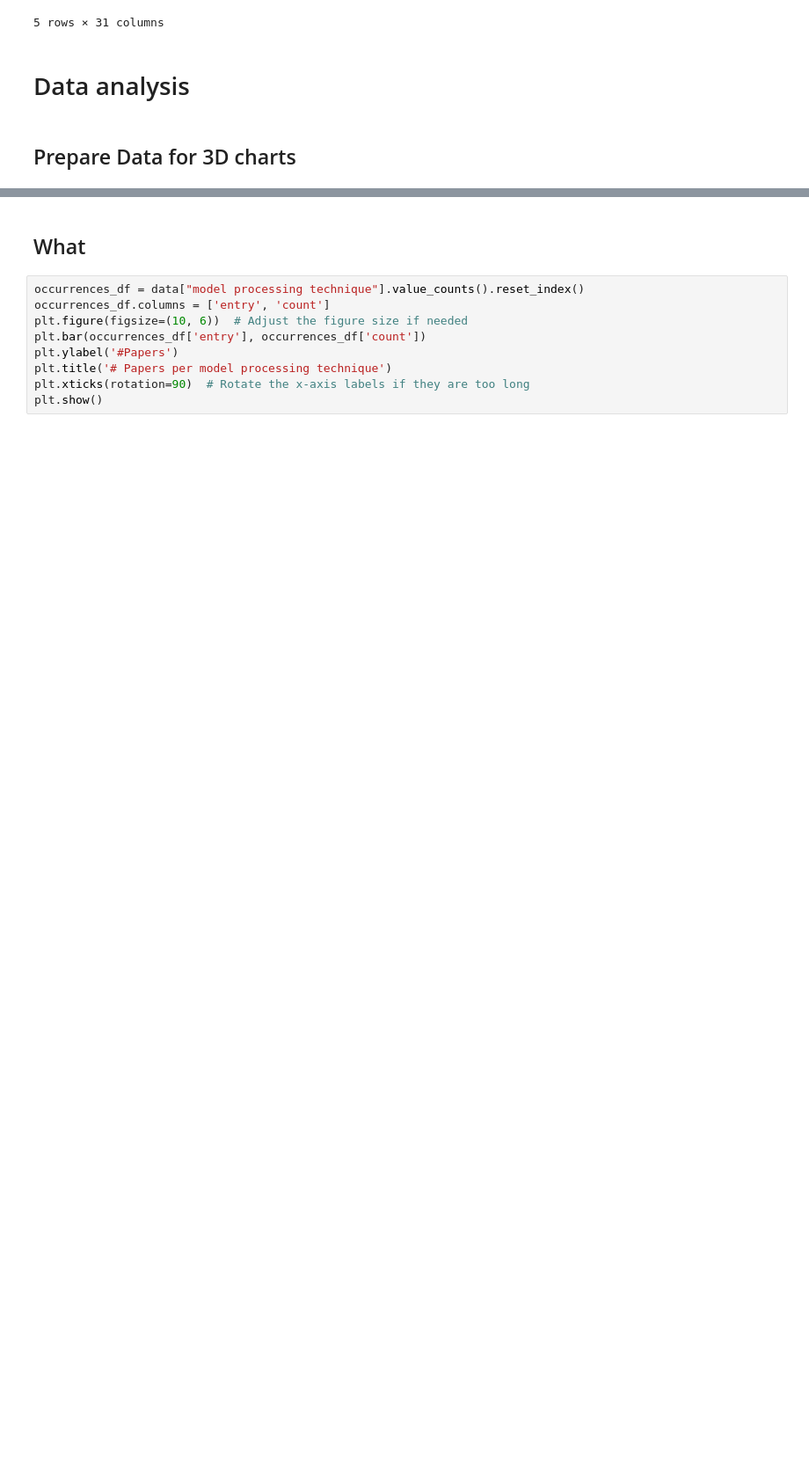
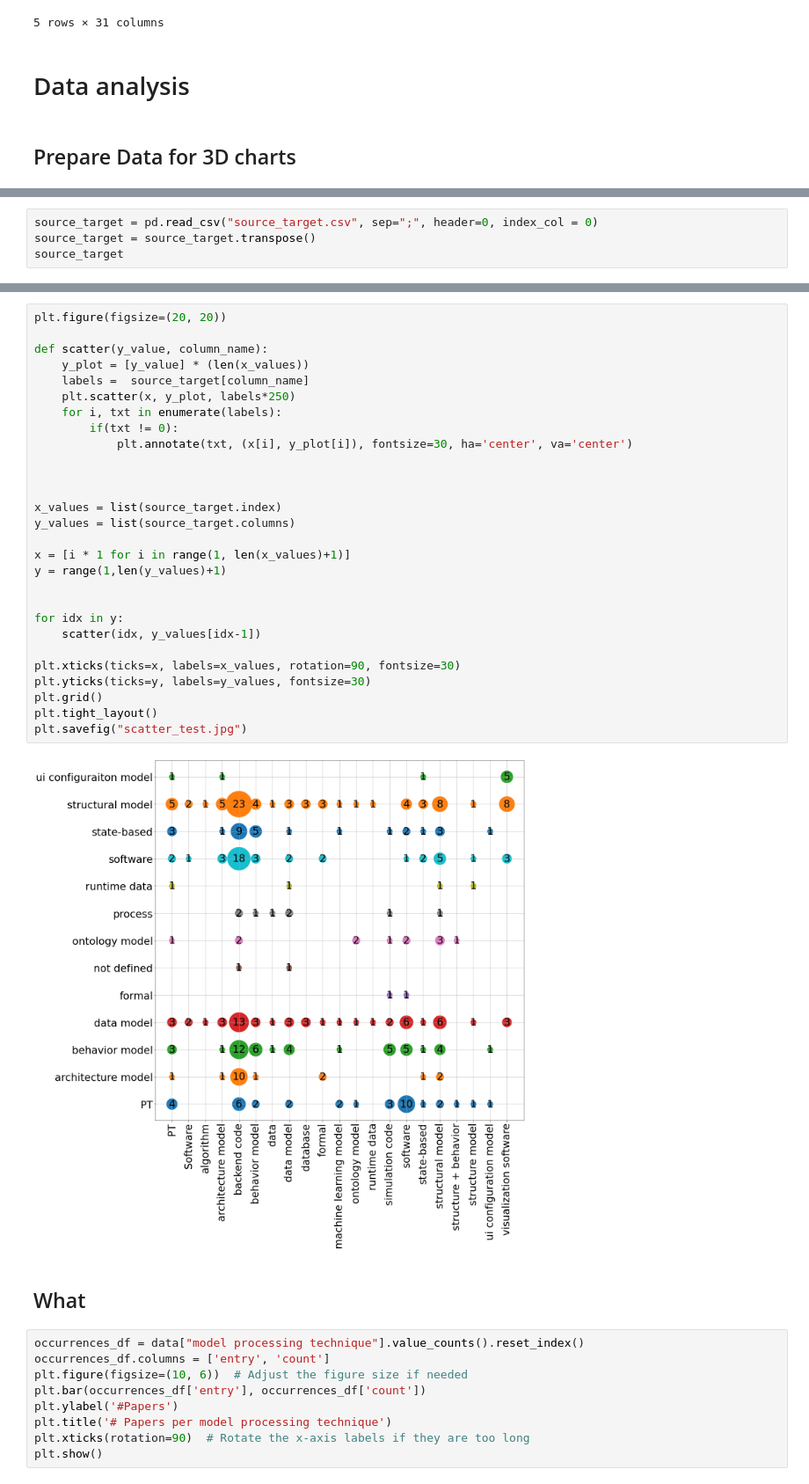
Before and after one commit to cdl-mint/mde4dts, a Jupyter notebook: visualizations_daniel.ipynb, the cells around one changed output, grey strips where cells are left out. Shown: that part at 88% size. Drawn from its saved outputs; the diff is of its cells as text; blank space fills up the shorter version.

Commit message:
generic scatterplot impolementation

```diff
--- a/visualizations_daniel.ipynb
+++ b/visualizations_daniel.ipynb
@@ -97,0 +90,4 @@ ax = domains_techniques.groupby(['value','technique']).size().unstack().plot(kin
+# %%
+source_target = pd.read_csv("source_target.csv", sep=";", header=0, index_col = 0)
+source_target = source_target.transpose()
+source_target
@@ -98,3 +112,33 @@ ax = domains_techniques.groupby(['value','technique']).size().unstack().plot(kin
+# %%
+plt.figure(figsize=(20, 20))
+
+def scatter(y_value, column_name):
+    y_plot = [y_value] * (len(x_values))
+    labels =  source_target[column_name]
+    plt.scatter(x, y_plot, labels*250)
+    for i, txt in enumerate(labels):
+        if(txt != 0):
+            plt.annotate(txt, (x[i], y_plot[i]), fontsize=30, ha='center', va='center')
+
+
+
+x_values = list(source_target.index)
+y_values = list(source_target.columns)
+
+x = [i * 1 for i in range(1, len(x_values)+1)]
+y = range(1,len(y_values)+1)
+
+
+for idx in y:
+    scatter(idx, y_values[idx-1])
+
+plt.xticks(ticks=x, labels=x_values, rotation=90, fontsize=30)
+plt.yticks(ticks=y, labels=y_values, fontsize=30)
+plt.grid()
+plt.tight_layout()
+plt.savefig("scatter_test.jpg")
+# %% [output]
+[figure, added]
 # %% [markdown]
 ## What
 # %%
```
Also changed, not shown: parts of 2 cells of this notebook, 1 other file.
